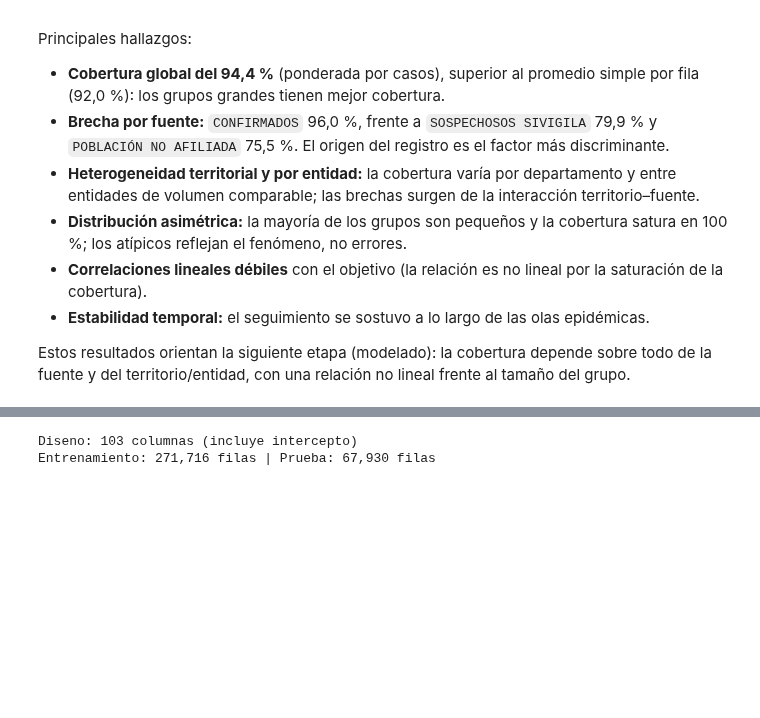
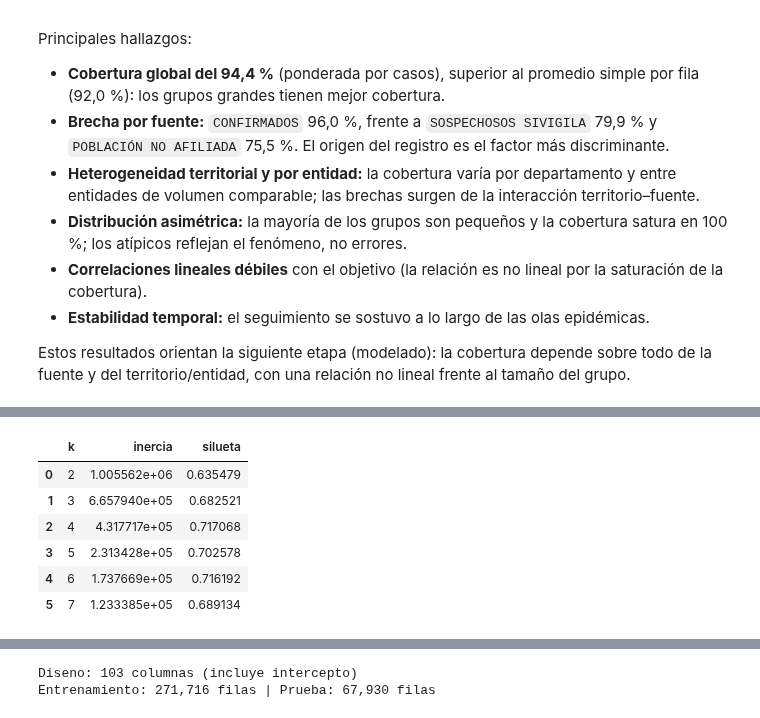
Before and after one commit to JabesMonroy/Proyecto_Esp-Fund-Datos_PRASS_Seg.COVID19, a Jupyter notebook: Proyecto_PRASS_Seguimiento_COVID19.ipynb, the cells around one changed output, grey strips where cells are left out. Cells and saved outputs as stored; diff of their text form; code cells hidden in the pictures; blank space fills up the shorter version.

```diff
--- a/Proyecto_PRASS_Seguimiento_COVID19.ipynb
+++ b/Proyecto_PRASS_Seguimiento_COVID19.ipynb
@@ -782,0 +795,13 @@ Estos resultados orientan la siguiente etapa (modelado): la cobertura depende so
+# %%
+feats = utils.features_grupo(df_prep)
+X_clu = utils.escalar(feats)
+seleccion_k = utils.seleccionar_k(X_clu, k_min=2, k_max=7)
+seleccion_k
+# %% [output]
+|  | k | inercia | silueta |
+| 0 | 2 | 1.005562e+06 | 0.635479 |
+| 1 | 3 | 6.657940e+05 | 0.682521 |
+| 2 | 4 | 4.317717e+05 | 0.717068 |
+| 3 | 5 | 2.313428e+05 | 0.702578 |
+| 4 | 6 | 1.737669e+05 | 0.716192 |
+| 5 | 7 | 1.233385e+05 | 0.689134 |
```
Also changed, not shown: parts of 37 cells of this notebook, 5 other files.
